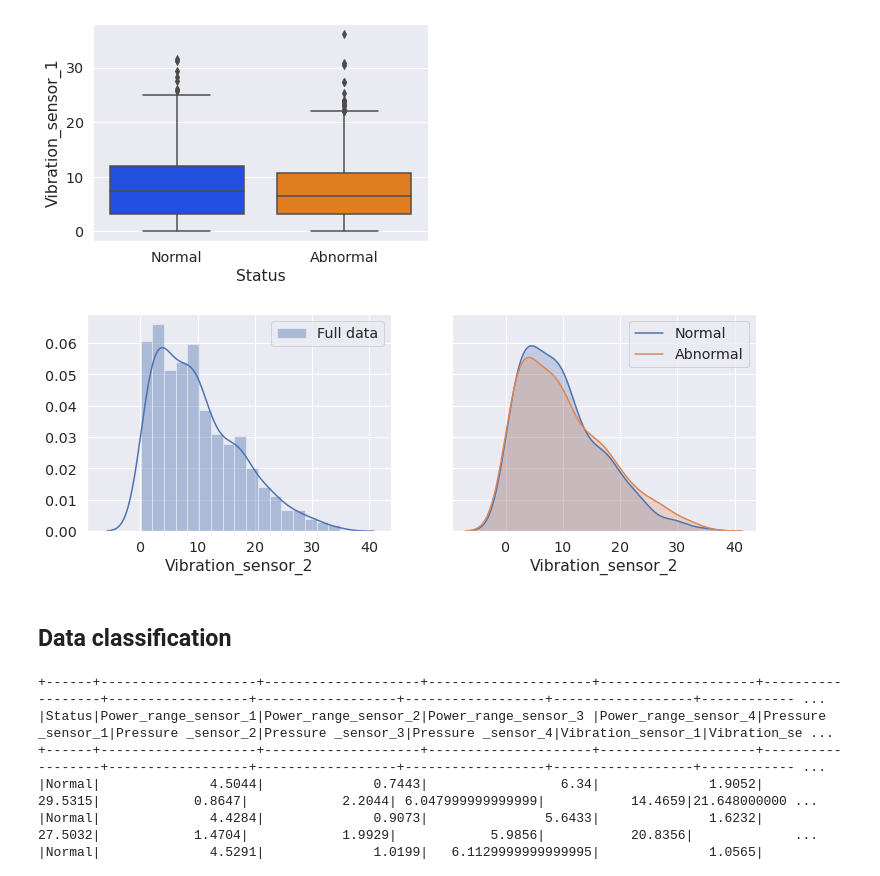
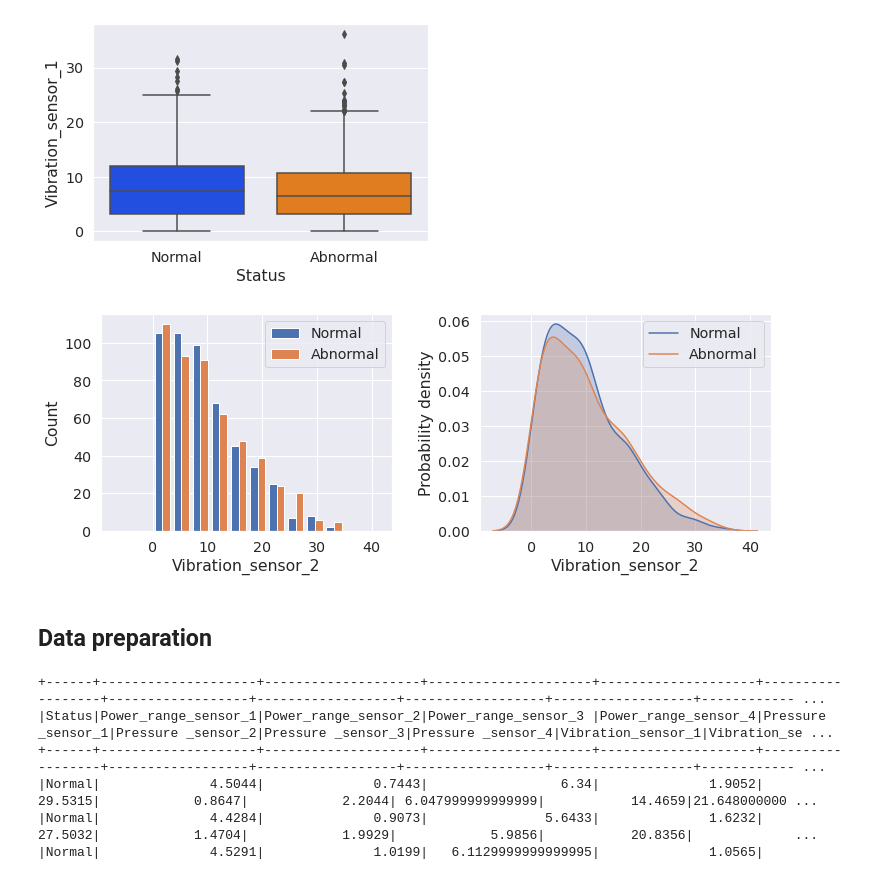
Before and after one commit to animaviridis/dmv-practicals, a Jupyter notebook: assessment/assignment2/task2.ipynb, the cells around one changed output. Drawn from its saved outputs; the diff is of its cells as text; code cells hidden in the pictures.

```diff
--- a/assessment/assignment2/task2.ipynb
+++ b/assessment/assignment2/task2.ipynb
@@ -113,20 +115,27 @@ sns.boxplot(data=df, x='Status', y='Vibration_sensor_1', palette='bright')
 [figure]
 # %%
 plot_var = 'Vibration_sensor_2'
-fig, axes = plt.subplots(1, 2, figsize=(12,4), sharey='all', sharex='all')
+fig, axes = plt.subplots(1, 2, figsize=(12,4), sharex='all')
 
-sns.distplot(df[plot_var], ax=axes[0], label='Full data')
+class_labels = df['Status'].unique()
+hist_data = [df[plot_var][df['Status']==class_label] for class_label in class_labels]
+
+axes[0].hist(hist_data, label=class_labels)
 axes[0].legend()
+axes[0].set_ylabel('Count')
 
-for class_label in df['Status'].unique():
-    sns.kdeplot(df[plot_var][np.where(df['Status']==class_label)[0]],
-                ax=axes[1], label=class_label, shade=True)
-_ = axes[1].set_xlabel(plot_var)
-# _ = fig.suptitle(f"Density plot: variable {plot_var}")
+for i, class_label in enumerate(class_labels):
+    sns.kdeplot(hist_data[i], ax=axes[1], label=class_label, shade=True)
+axes[1].set_ylabel('Probability density')
+
+for ax in axes:
+  ax.set_xlabel(plot_var)
+
+fig.subplots_adjust(wspace=0.3)
 # %% [output]
-[figure, old version]
+[figure, new version]
 # %% [markdown]
-## Data classification
+## Data preparation
 # %%
 # switch to spark
 data = spark.createDataFrame(df)
```
Also changed, not shown: parts of 6 cells of this notebook.
